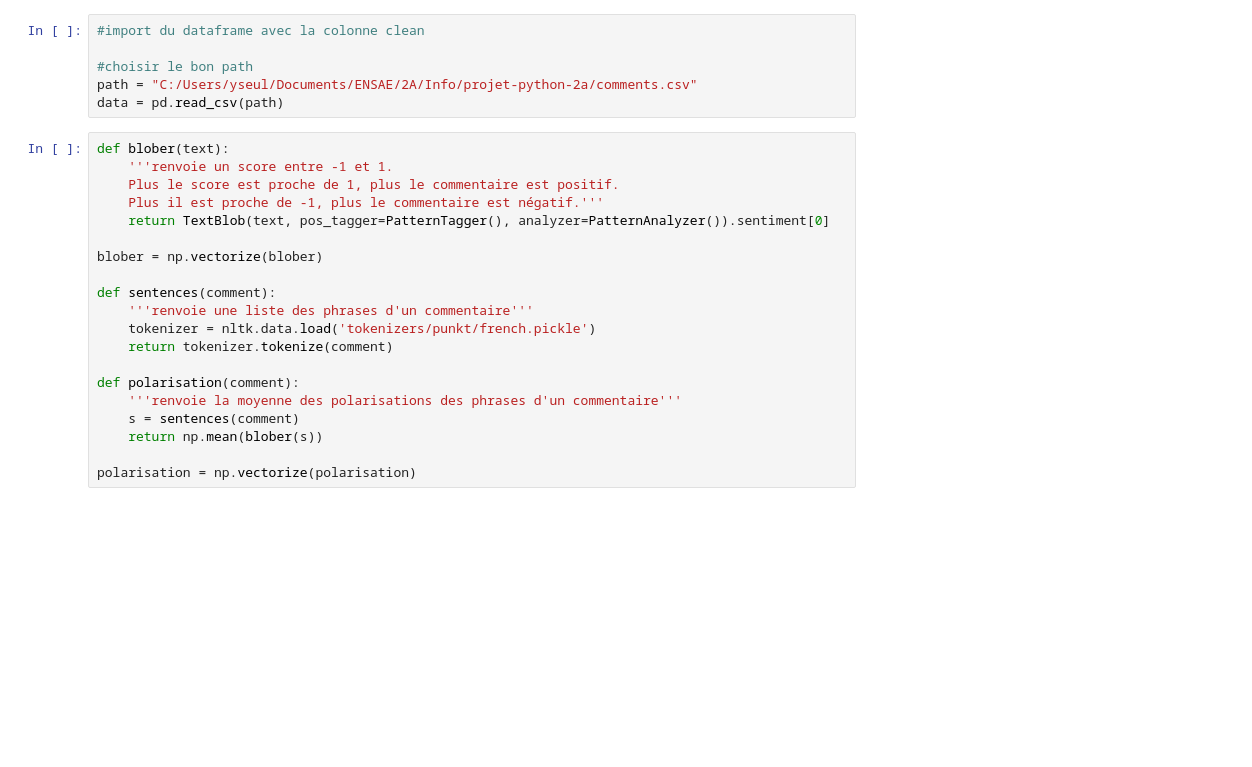
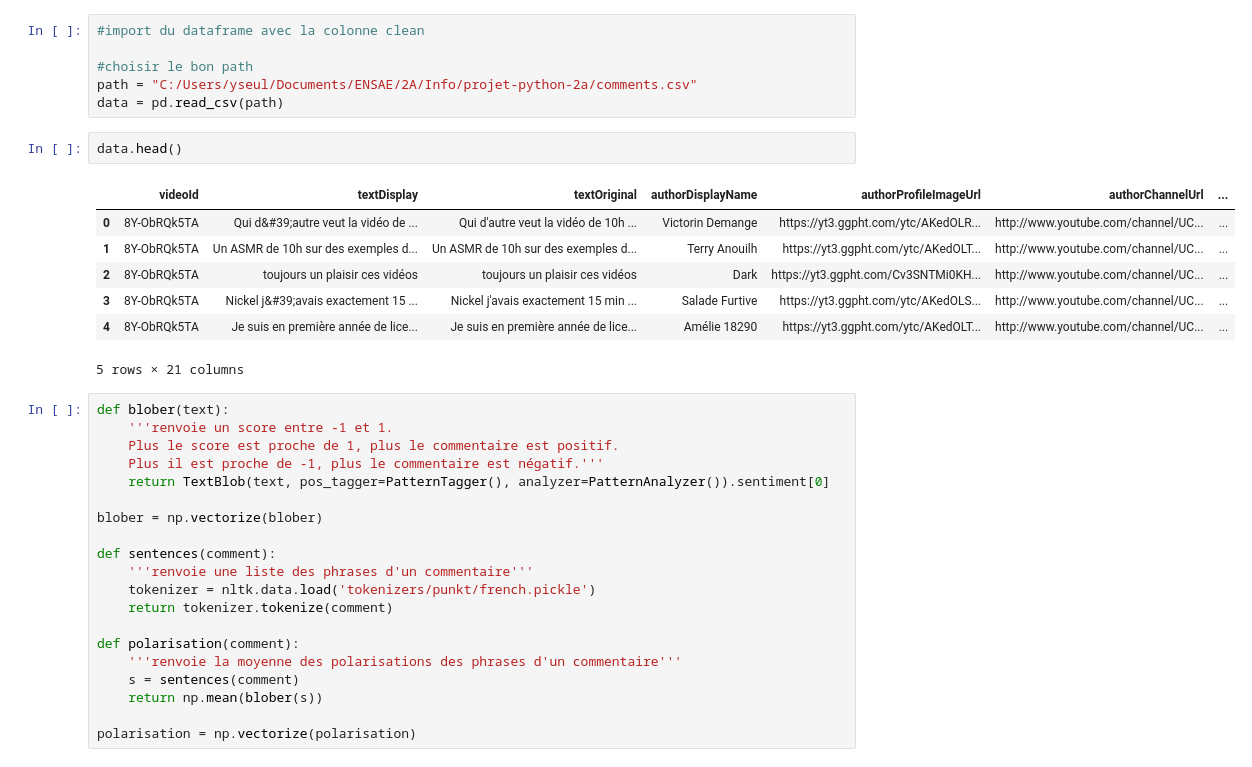
Before and after one commit to AntoineLlg/projet-python-2a, a Jupyter notebook: Polarisation.ipynb, the cells around one changed output. Drawn from its saved outputs; the diff is of its cells as text; blank space fills up the shorter version.

```diff
--- a/Polarisation.ipynb
+++ b/Polarisation.ipynb
@@ -24,6 +24,16 @@ True
 #choisir le bon path
 path = "C:/Users/yseul/Documents/ENSAE/2A/Info/projet-python-2a/comments.csv"
 data = pd.read_csv(path)
+# %%
+data.head()
+# %% [output]
+|  | videoId | textDisplay | textOriginal | authorDisplayName | authorProfileImageUrl | authorChannelUrl | ... |
+| 0 | 8Y-ObRQk5TA | Qui d&#39;autre veut la vidéo de ... | Qui d'autre veut la vidéo de 10h ... | Victorin Demange | https://yt3.ggpht.com/ytc/AKedOLR... | http://www.youtube.com/channel/UC... | ... |
+| 1 | 8Y-ObRQk5TA | Un ASMR de 10h sur des exemples d... | Un ASMR de 10h sur des exemples d... | Terry Anouilh | https://yt3.ggpht.com/ytc/AKedOLT... | http://www.youtube.com/channel/UC... | ... |
+| 2 | 8Y-ObRQk5TA | toujours un plaisir ces vidéos | toujours un plaisir ces vidéos | Dark | https://yt3.ggpht.com/Cv3SNTMi0KH... | http://www.youtube.com/channel/UC... | ... |
+| 3 | 8Y-ObRQk5TA | Nickel j&#39;avais exactement 15 ... | Nickel j'avais exactement 15 min ... | Salade Furtive | https://yt3.ggpht.com/ytc/AKedOLS... | http://www.youtube.com/channel/UC... | ... |
+| 4 | 8Y-ObRQk5TA | Je suis en première année de lice... | Je suis en première année de lice... | Amélie 18290 | https://yt3.ggpht.com/ytc/AKedOLT... | http://www.youtube.com/channel/UC... | ... |
+5 rows × 21 columns
 # %%
 def blober(text):
     '''renvoie un score entre -1 et 1.
```
Also changed, not shown: parts of 10 cells of this notebook.
